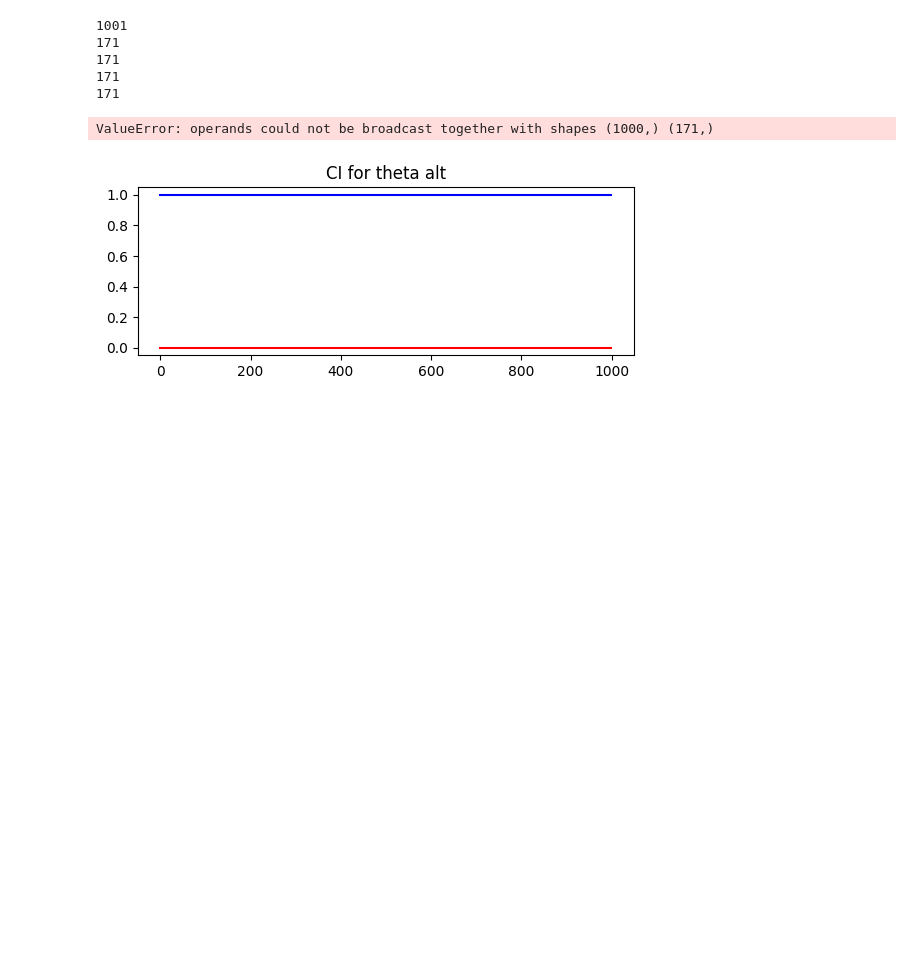
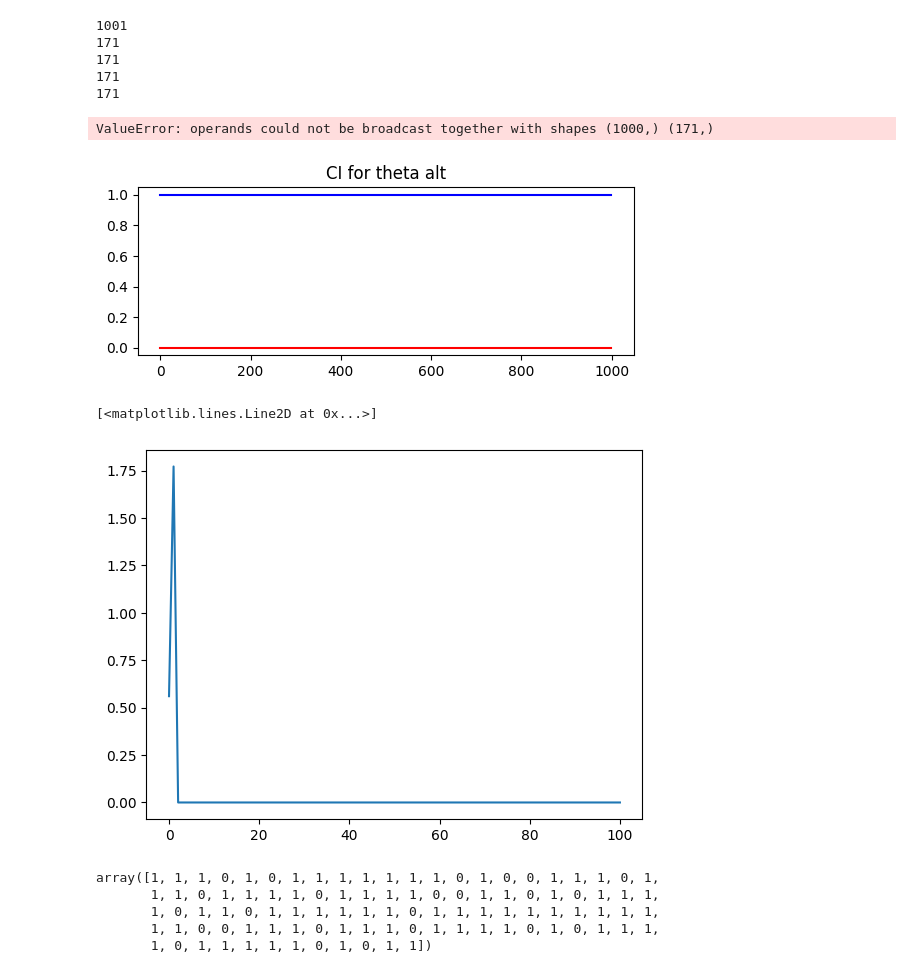
Before and after one commit to madanmohan-venkatesan/notebooks, a Jupyter notebook: 2011_03567.ipynb, the cells around one changed output. Cells and saved outputs as stored; diff of their text form; code cells hidden in the pictures; blank space fills up the shorter version.

```diff
--- a/2011_03567.ipynb
+++ b/2011_03567.ipynb
@@ -361,3 +358,21 @@ np.round(theta_alt_1max_arr,3)
 np.round(theta_alt_0max_arr,3)
 # %%
 1/np.array(on_theta_hist_arr) < (1/0.05)
+# %%
+from scipy.stats import gaussian_kde
+
+event_timestamps=np.array([1,2])
+kde=gaussian_kde(vectors_alt[:100,1])
+time_points=np.linspace(0,100,100)
+plt.plot(time_points,kde(time_points))
+# %% [output]
+[<matplotlib.lines.Line2D at 0x...>]
+[figure, added]
+# %%
+time_points
+# %% [output]
+array([1, 1, 1, 0, 1, 0, 1, 1, 1, 1, 1, 1, 1, 0, 1, 0, 0, 1, 1, 1, 0, 1,
+       1, 1, 0, 1, 1, 1, 1, 0, 1, 1, 1, 1, 0, 0, 1, 1, 0, 1, 0, 1, 1, 1,
+       1, 0, 1, 1, 0, 1, 1, 1, 1, 1, 1, 0, 1, 1, 1, 1, 1, 1, 1, 1, 1, 1,
+       1, 1, 0, 0, 1, 1, 1, 0, 1, 1, 1, 0, 1, 1, 1, 1, 0, 1, 0, 1, 1, 1,
+       1, 0, 1, 1, 1, 1, 1, 0, 1, 0, 1, 1])
```
Also changed, not shown: parts of 2 cells of this notebook.
